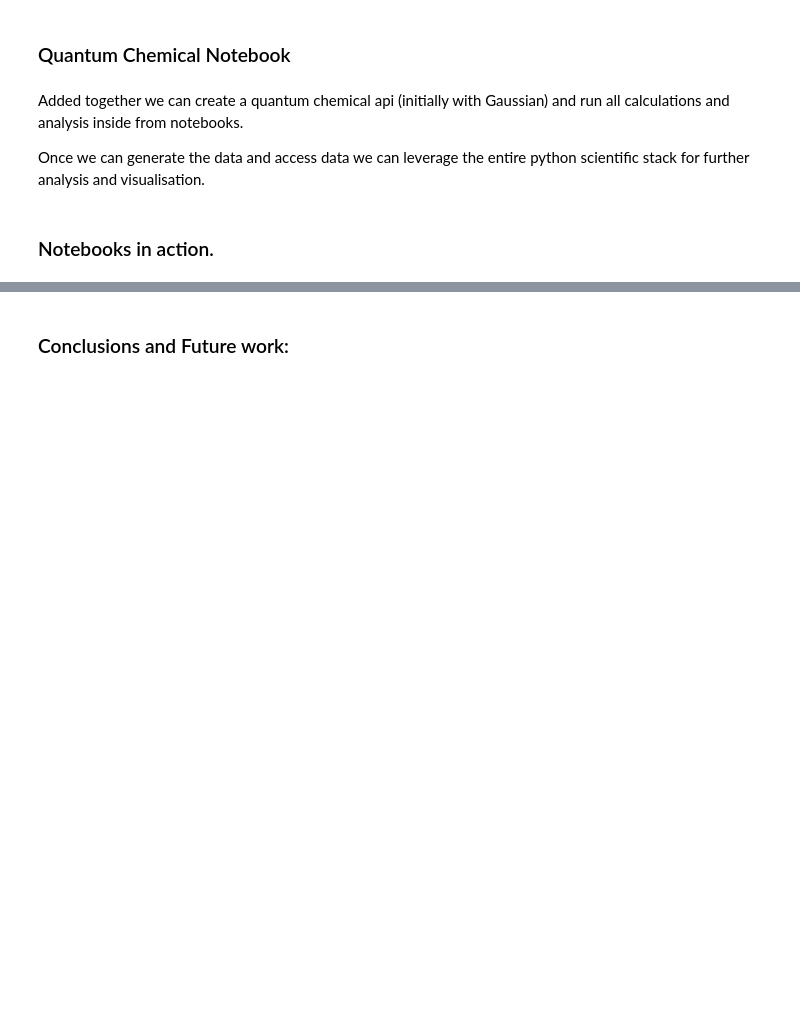
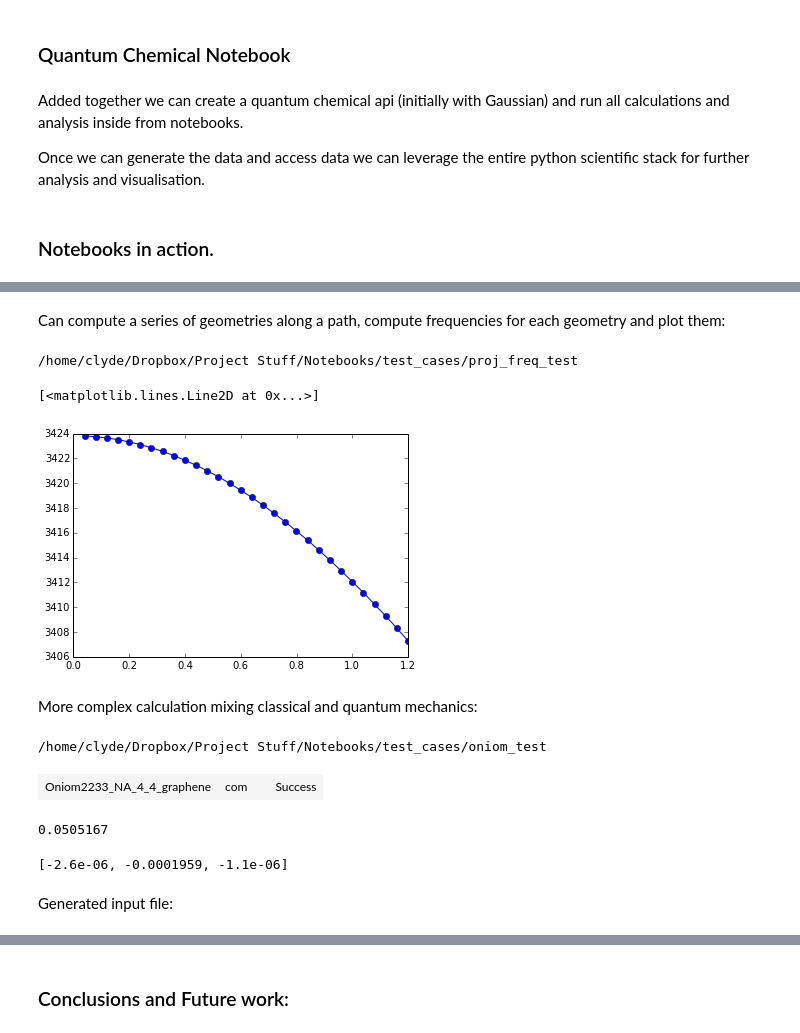
Before and after one commit to Clyde-fare/ccnotebook_talk, a Jupyter notebook: Quantum Chemistry PyData talk.ipynb, the cells around one changed output, grey strips where cells are left out. Cells and saved outputs as stored; diff of their text form; code cells hidden in the pictures; blank space fills up the shorter version.

```diff
--- a/Quantum Chemistry PyData talk.ipynb
+++ b/Quantum Chemistry PyData talk.ipynb
@@ -1187,0 +997,6 @@ No.
+# %% [markdown]
+Can compute a series of geometries along a path, compute frequencies for each geometry and plot them:
+# %%
+cd /home/clyde/Dropbox/Project Stuff/Notebooks/test_cases/proj_freq_test
+# %% [output]
+/home/clyde/Dropbox/Project Stuff/Notebooks/test_cases/proj_freq_test
@@ -1187,0 +1008,66 @@ No.
+# %%
+init_ts = read('init_ts.mol')
+init_ts[-1].charge = -1 #set charge of one cl to -1 so that overall charge in -1
+init_ts.set_calculator(Gaussian(label='init_ts', method='HF', basis='6-31G(d)', symmetry='none', opt='(ts calcfc noeigen verytight)', freq='freq'))
+init_ts.calc.set_job(nodes=8, memory=8*1400, time=5, queue='pqmb', version='g09')
+#init_ts.calc.start(frc=True)
+#check_calcs([init_ts], frc=True)
+#gen_fchks([init_ts])
+#check_calcs([init_ts], depth='heavy',frc=True)
+
+irc_calc = copy.deepcopy(init_ts)
+irc_calc.calc.restart(label='irc_2', irc='(rcfc, forward, update=(Predictor=5,Corrector=5), maxpoints=30, stepsize=-4, verytight)', opt=None, freq=None)
+irc_calc.calc.set_job(nodes=16, memory=16*2000, time=2, queue='pqmb', version='g09')
+#irc_calc.calc.start(frc=True)
+#check_calcs([irc_calc], frc=True)
+#gen_fchks([irc_calc])
+#check_calcs([irc_calc], depth='heavy', frc=True)
+# %%
+irc_frames = irc_calc.calc.fchk_data.irc_frames
+irc_steps = irc_calc.calc.fchk_data.irc_steps
+for (i, proj_freq_calc) in enumerate(irc_frames):
+    proj_freq_calc[-1].charge = -1 #set charge of one cl to -1 so that overall charge in -1
+    proj_freq_calc.set_calculator(Gaussian(label='irc_point_{n}'.format(n=i), method='HF', basis='6-31G(d)', symmetry='none', freq='projected'))
+    proj_freq_calc.calc.set_job(nodes=8, memory=8*1400, time=1, queue='pqmb', version='g09')
+    #irc_calc.calc.start(frc=True)
+#check_calcs(irc_frames,frc=True)
+# %%
+c_h_stretch = lambda e :e.calc.max_data['vibfreqs'][-3]
+freqs = [c_h_stretch(f) for f in irc_frames[1:]]
+steps = irc_steps[1:]
+plot(steps, freqs, marker='o')
+# %% [output]
+[<matplotlib.lines.Line2D at 0x...>]
+[figure, added]
+# %% [markdown]
+More complex calculation mixing classical and quantum mechanics:
+# %%
+cd /home/clyde/Dropbox/Project Stuff/Notebooks/test_cases/oniom_test
+# %% [output]
+/home/clyde/Dropbox/Project Stuff/Notebooks/test_cases/oniom_test
+# %%
+graph_4_4 = read('B3LYP_631Gd_HF_STO3G_4_4_graphene.log')
+graph_4_4_H = [27,28]
+graph_4_4_mults = [1,1]
+
+name = 'Oniom2233_NA_4_4_graphene'
+graph_4_4.set_calculator(Gaussian(label=name, method='oniom(b3lyp/6-31g(d):am1)',basis='oniom'))
+graph_4_4.calc.oniom_coord_params['layers'] = [graph_4_4_H]
+graph_4_4.calc.oniom_coord_params['layer_mults'] = graph_4_4_mults
+graph_4_4.calc.set_job(nodes=8, memory=1400*8, time=5, queue='pqmb')
+#graph_4_4.calc.start(frc=True)
+
+check_calcs([graph_4_4])
+mols_to_html([graph_4_4])
+# %% [output]
+| Oniom2233_NA_4_4_graphene | com |  | Success |
+# %%
+graph_4_4.calc.data['HF']
+# %% [output]
+0.0505167
+# %%
+graph_4_4.calc.data['Dipole']
+# %% [output]
+[-2.6e-06, -0.0001959, -1.1e-06]
+# %% [markdown]
+Generated input file:
```
Also changed, not shown: parts of 87 cells of this notebook, 3 other files.
